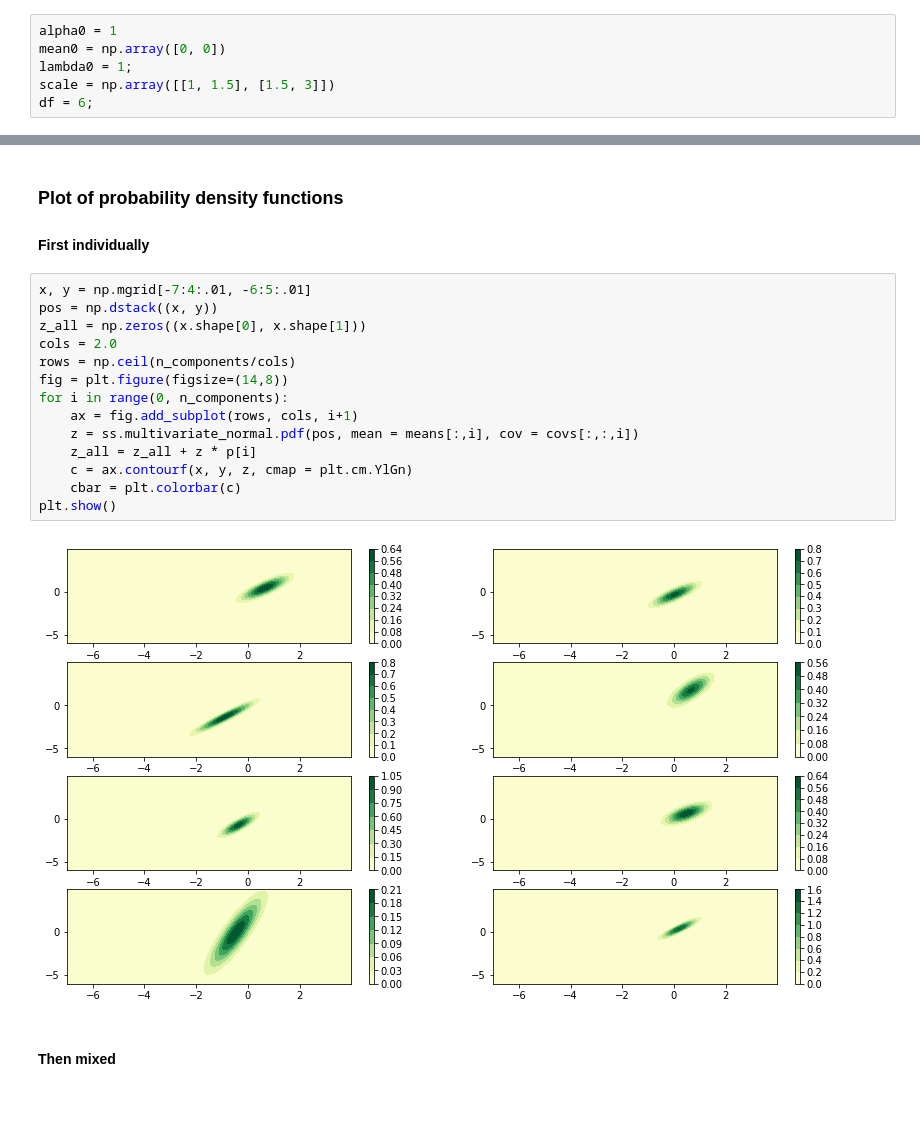
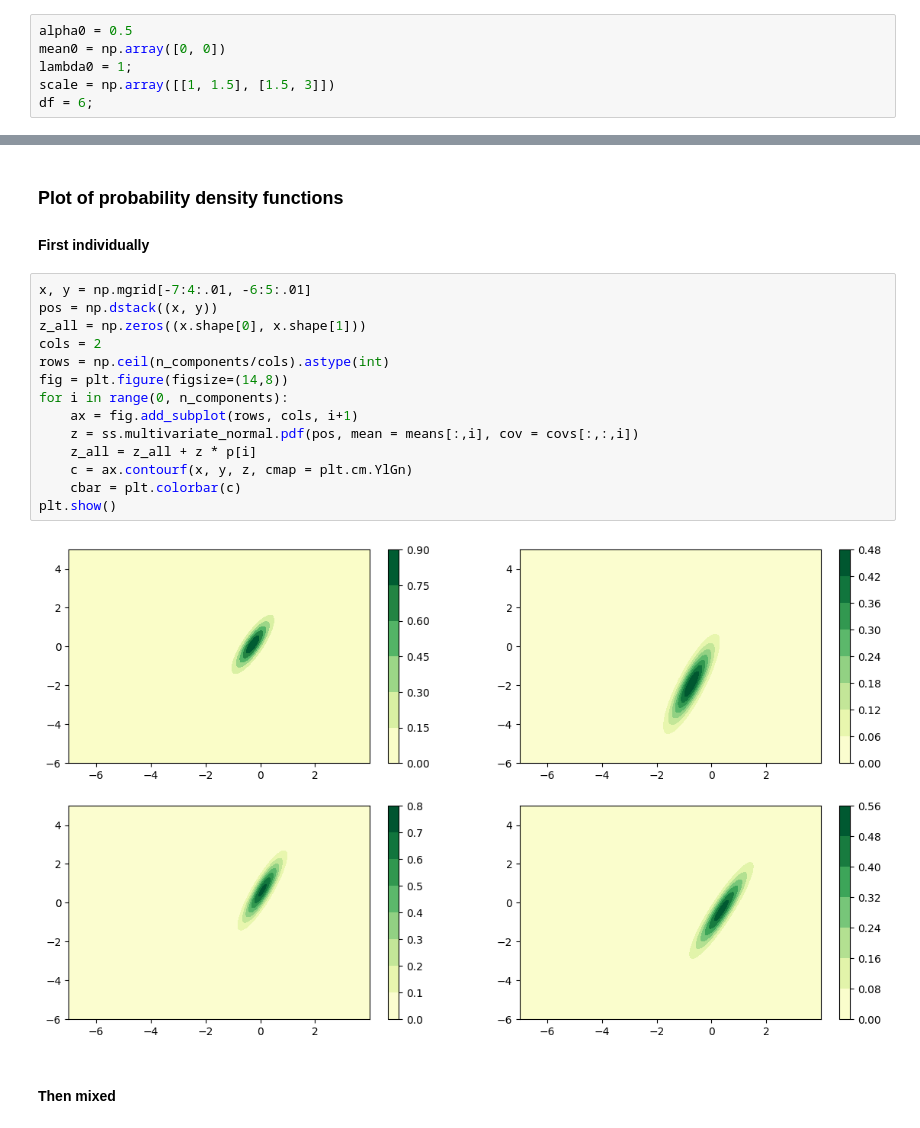
Before and after one commit to ACFaul/Clustering-Python, a Jupyter notebook: 5_ChineseRestaurantProcess.ipynb, the cells around one changed output, grey strips where cells are left out. Drawn from its saved outputs; the diff is of its cells as text; blank space fills up the shorter version.

```diff
--- a/5_ChineseRestaurantProcess.ipynb
+++ b/5_ChineseRestaurantProcess.ipynb
@@ -81,7 +81,7 @@ In this example, we use the hyperparameters,
 \mathbf{m} = \left( 0 \atop 0 \right), \lambda = 1, \boldsymbol{\Psi} = \left(  1 \atop 1.5 \right. \left. 1.5 \atop 3 \right), \nu = 6.
 \end{equation}
 # %%
-alpha0 = 1
+alpha0 = 0.5
 mean0 = np.array([0, 0])
 lambda0 = 1;
 scale = np.array([[1, 1.5], [1.5, 3]])
@@ -120,19 +120,19 @@ Covariance: [[0.17451934 0.24715196]
 # %%
 x, y = np.mgrid[-7:4:.01, -6:5:.01]
 pos = np.dstack((x, y))
 z_all = np.zeros((x.shape[0], x.shape[1]))
-cols = 2.0
-rows = np.ceil(n_components/cols)
+cols = 2
+rows = np.ceil(n_components/cols).astype(int)
 fig = plt.figure(figsize=(14,8))
 for i in range(0, n_components):
     ax = fig.add_subplot(rows, cols, i+1)
     z = ss.multivariate_normal.pdf(pos, mean = means[:,i], cov = covs[:,:,i])
     z_all = z_all + z * p[i]
     c = ax.contourf(x, y, z, cmap = plt.cm.YlGn)
     cbar = plt.colorbar(c)
 plt.show()
 # %% [output]
-[figure, old version]
+[figure, new version]
 # %% [markdown]
 #### Then mixed
 # %%
```
Also changed, not shown: parts of 4 cells of this notebook.
